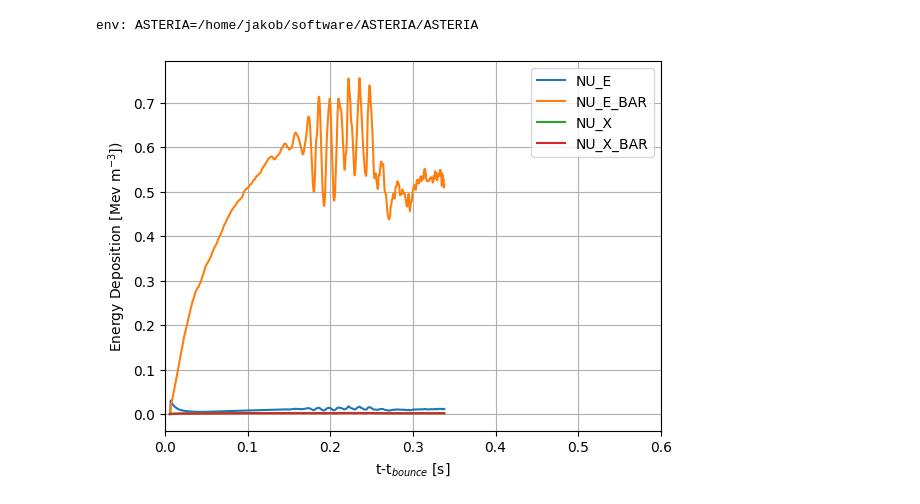
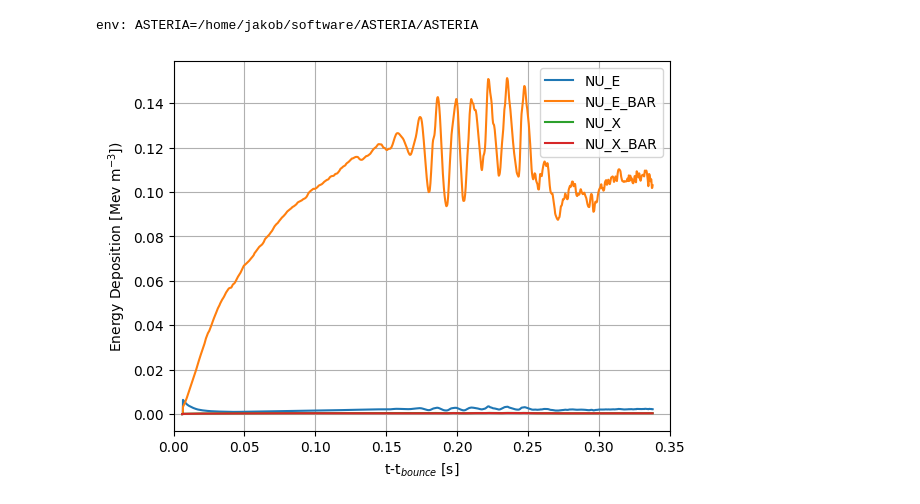
Before and after one commit to icecube/ASTERIA, a Jupyter notebook: docs/my_project/analysis/frequency_analysis.ipynb, the cells around one changed output. Cells and saved outputs as stored; diff of their text form; code cells hidden in the pictures.

Commit message:
finalized amplitude and frequency analysis

```diff
--- a/docs/my_project/analysis/frequency_analysis.ipynb
+++ b/docs/my_project/analysis/frequency_analysis.ipynb
@@ -11,5 +11,7 @@ import matplotlib.pyplot as plt
 from scipy.fft import fft, ifft, fftfreq
 # %% [output]
 env: ASTERIA=/home/jakob/software/ASTERIA/ASTERIA
+# %%
+include_wls = False
 # %%
 def moving_average(a, n=3, zero_padding = False, const_padding = False):
@@ -30,5 +64,5 @@ def moving_average(a, n=3, zero_padding = False, const_padding = False):
 # %%
-dt = 0.5*u.ms # highest frequency in Tamborra 2014 model
+dt = 0.1*u.ms # highest frequency in Tamborra 2014 model
 
 model = {'name': 'Tamborra_2014',
          'param':{
@@ -40,14 +74,15 @@ sim = Simulation(model=model,
                  tmin=0.006*u.s, tmax=0.338*u.s, dt=dt,
                  hierarchy = 'normal',
                  mixing_scheme = 'NoTransformation',
-                 geomscope = 'Gen2')
+                 geomscope = 'Gen2',
+                 include_wls = include_wls)
 sim.run()
 # %%
 for flavor in sim.flavors:
     plt.plot(sim.time, sim.E_per_V[flavor], label=flavor.name)
 plt.legend()
 ax = plt.gca()
-ax.set(xlabel=r't-t$_{bounce}$ [s]', ylabel='Energy Deposition [Mev m$^{-3}$])', xlim=(0, 0.6))
+ax.set(xlabel=r't-t$_{bounce}$ [s]', ylabel='Energy Deposition [Mev m$^{-3}$])', xlim=(0, 0.35))
 ax.grid()
 # %% [output]
-[figure, old version]
+[figure, new version]
```
Also changed, not shown: parts of 14 cells of this notebook, 21 other files.
